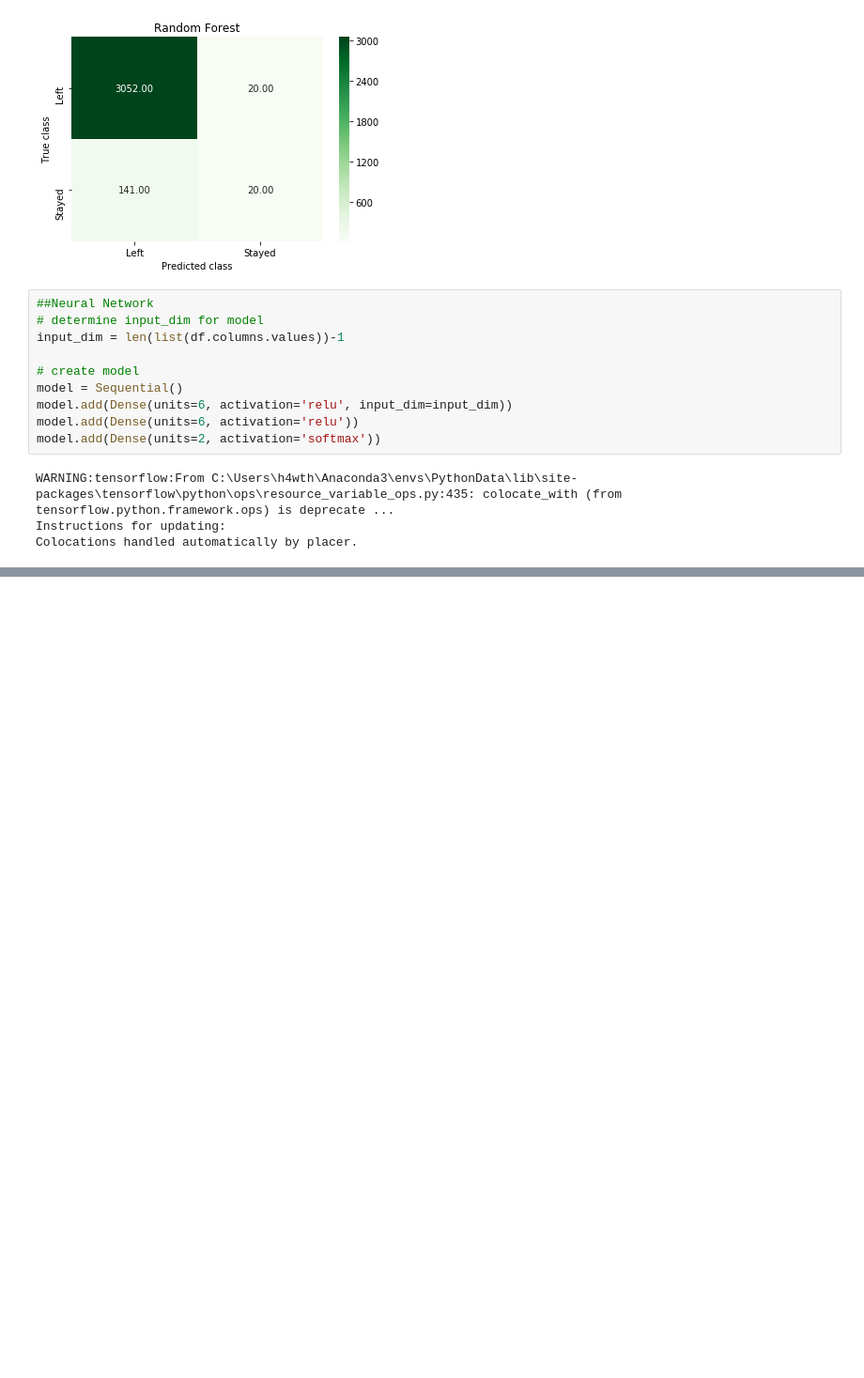
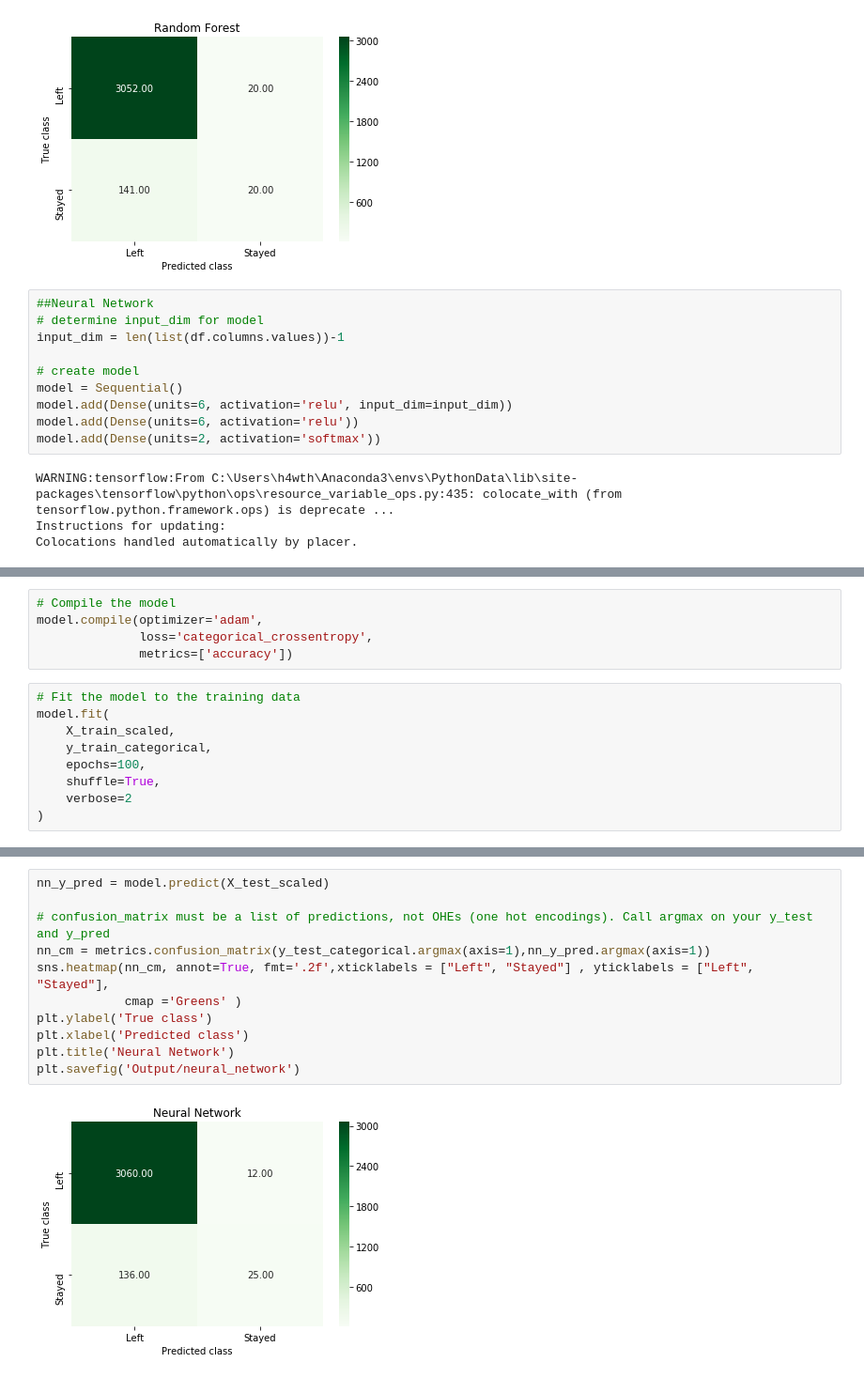
Before and after one commit to robeaseab/National-Nursing-Home-Analysis, a Jupyter notebook: SNF_ML.ipynb, the cells around one changed output, grey strips where cells are left out. Shown: that part at 94% size. Drawn from its saved outputs; the diff is of its cells as text; blank space fills up the shorter version.

Commit message:
added neural network model

```diff
--- a/SNF_ML.ipynb
+++ b/SNF_ML.ipynb
@@ -360,0 +377,14 @@ Colocations handled automatically by placer.
+# %%
+# Compile the model
+model.compile(optimizer='adam',
+              loss='categorical_crossentropy',
+              metrics=['accuracy'])
+# %%
+# Fit the model to the training data
+model.fit(
+    X_train_scaled,
+    y_train_categorical,
+    epochs=100,
+    shuffle=True,
+    verbose=2
+)
@@ -360,0 +438,13 @@ Colocations handled automatically by placer.
+# %%
+nn_y_pred = model.predict(X_test_scaled)
+
+# confusion_matrix must be a list of predictions, not OHEs (one hot encodings). Call argmax on your y_test and y_pred
+nn_cm = metrics.confusion_matrix(y_test_categorical.argmax(axis=1),nn_y_pred.argmax(axis=1))
+sns.heatmap(nn_cm, annot=True, fmt='.2f',xticklabels = ["Left", "Stayed"] , yticklabels = ["Left", "Stayed"],
+            cmap ='Greens' )
+plt.ylabel('True class')
+plt.xlabel('Predicted class')
+plt.title('Neural Network')
+plt.savefig('Output/neural_network')
+# %% [output]
+[figure, added]
```
Also changed, not shown: parts of 6 cells of this notebook, 1 other file.
